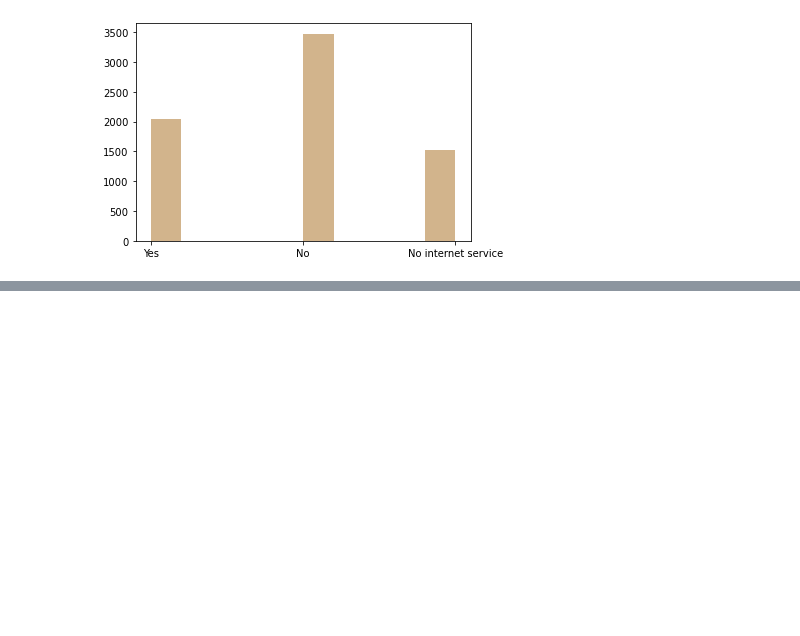
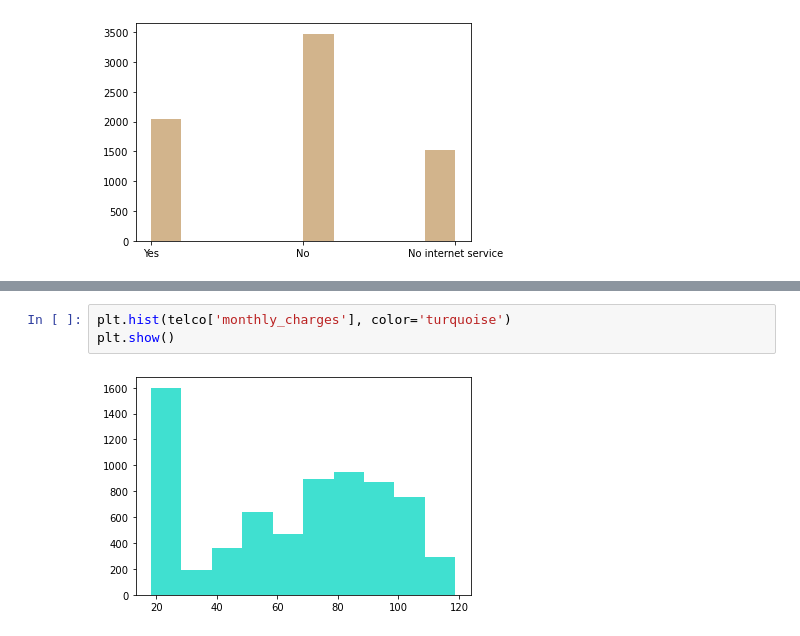
Before and after one commit to Severina7/Man_in_a_hole, a Jupyter notebook: doodle_and_draft.ipynb, the cells around one changed output, grey strips where cells are left out. Drawn from its saved outputs; the diff is of its cells as text; blank space fills up the shorter version.

```diff
--- a/doodle_and_draft.ipynb
+++ b/doodle_and_draft.ipynb
@@ -298,0 +312,5 @@ plt.show()
+# %%
+plt.hist(telco['monthly_charges'], color='turquoise')
+plt.show()
+# %% [output]
+[figure, added]
```
Also changed, not shown: parts of 28 cells of this notebook.
